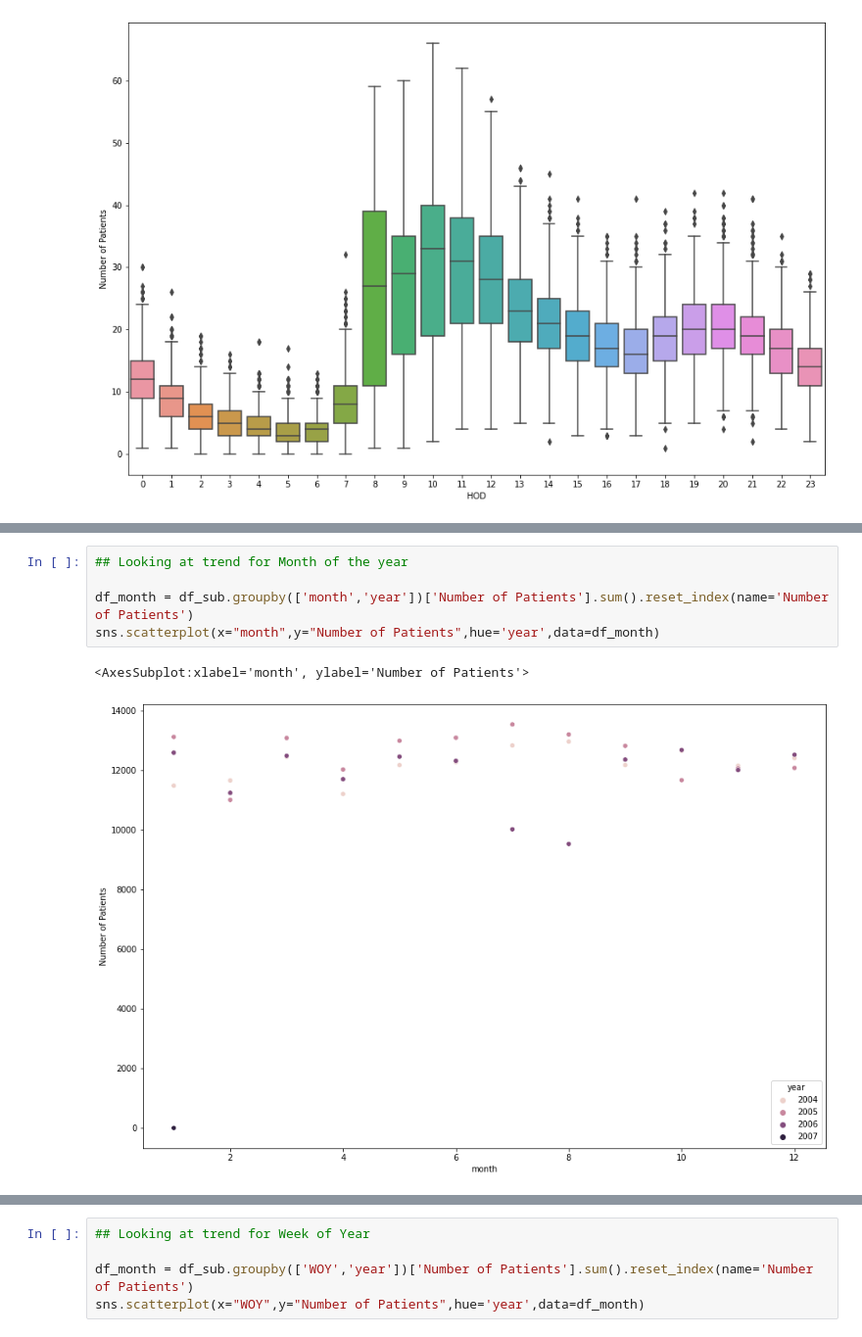
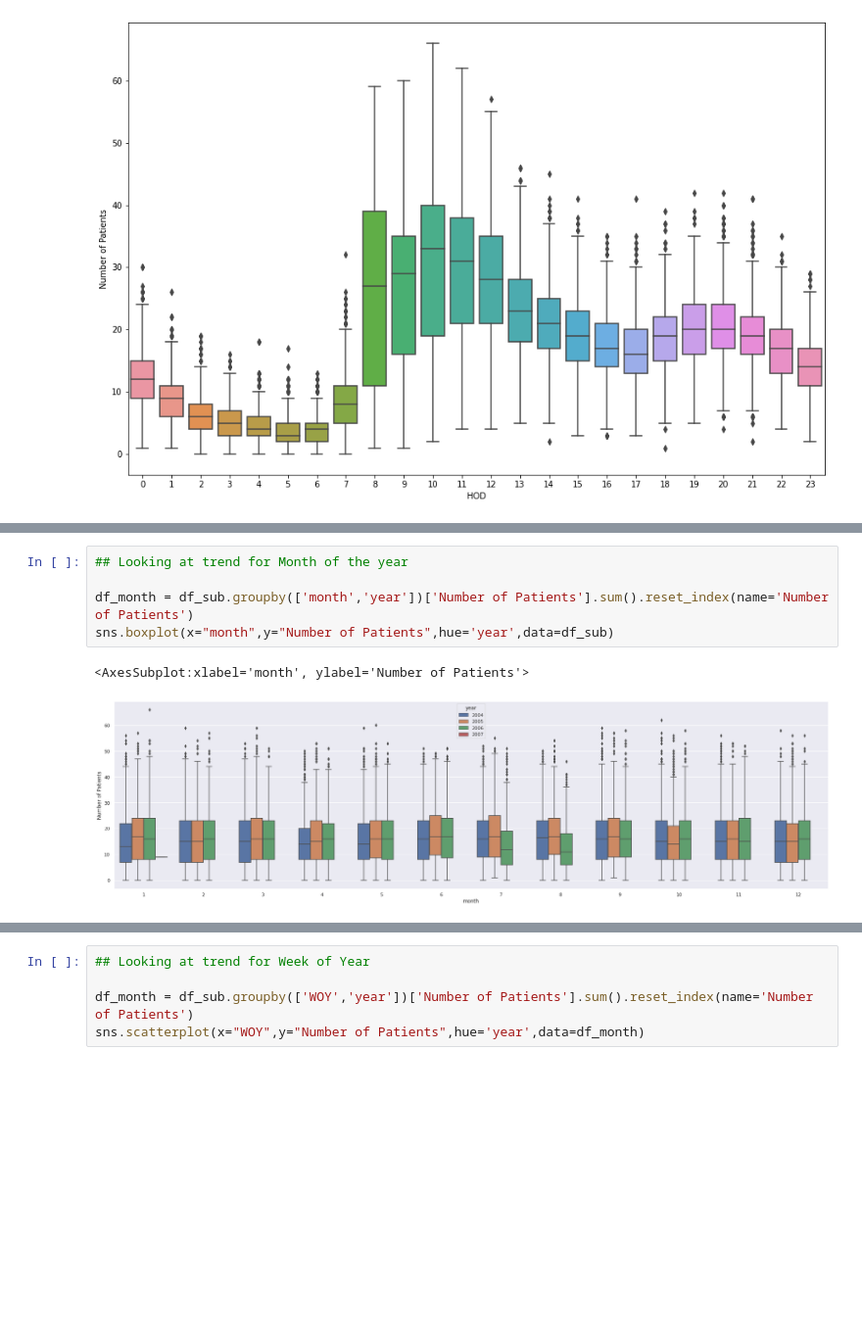
Before and after one commit to ss15859/Patient_Flow, a Jupyter notebook: exploratory_data_analysis.ipynb, the cells around one changed output, grey strips where cells are left out. Shown at 98% size. Cells and saved outputs as stored; diff of their text form; blank space fills up the shorter version.

```diff
--- a/exploratory_data_analysis.ipynb
+++ b/exploratory_data_analysis.ipynb
@@ -152,11 +152,11 @@ sns.boxplot(x="DOW",y="Number of Patients",data=df_DOW,order=['Monday','Tuesday'
 # %%
 ## Looking at trend for Month of the year
 
 df_month = df_sub.groupby(['month','year'])['Number of Patients'].sum().reset_index(name='Number of Patients')
-sns.scatterplot(x="month",y="Number of Patients",hue='year',data=df_month)
+sns.boxplot(x="month",y="Number of Patients",hue='year',data=df_sub)
 # %% [output]
 <AxesSubplot:xlabel='month', ylabel='Number of Patients'>
-[figure, old version]
+[figure, new version]
 # %%
 ## Looking at trend for Hour Of Week
 
```
Also changed, not shown: parts of 3 cells of this notebook, 8 other files.
